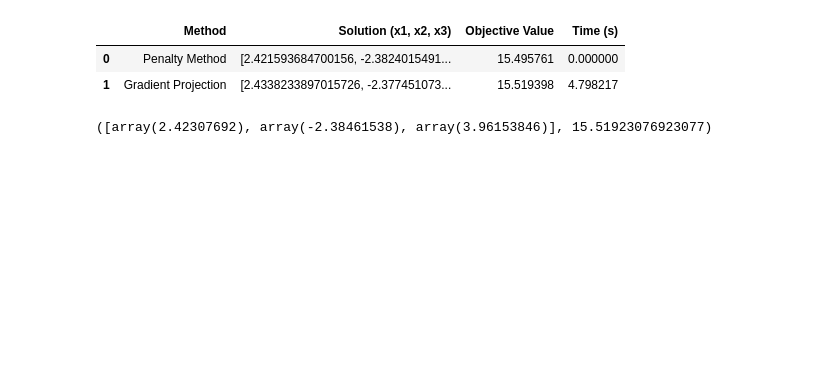
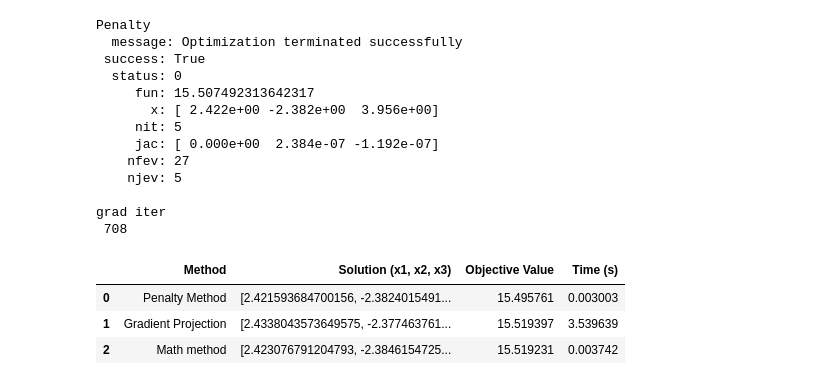
Before and after one commit to WhyNotKo/optimization, a Jupyter notebook: lab4.ipynb, the cells around one changed output. Cells and saved outputs as stored; diff of their text form; code cells hidden in the pictures; blank space fills up the shorter version.

```diff
--- a/lab4.ipynb
+++ b/lab4.ipynb
@@ -1,14 +57,4 @@
 # %%
-import numpy as np
-from scipy.optimize import minimize
-import time
-import pandas as pd
-
-# Objective function
-def objective(x):
-    x1, x2, x3 = x
-    return x1**2 + x2**2 + x3
-
 # Penalty method
 def penalty(x, lambdas):
     x1, x2, x3 = x
@@ -22,7 +68,9 @@ def penalty_objective(x, lambdas):
 def solve_penalty(x0, lambdas):
     start_time = time.time()
     result = minimize(penalty_objective, x0, args=(lambdas,), method='SLSQP')
+    print("Penalty\n",result)
     end_time = time.time()
+    # return 0, 0, 0
     return result.x, objective(result.x), end_time - start_time
 
 # Gradient projection method
@@ -40,40 +88,56 @@ def projection(x):
     result = minimize(lambda y: np.linalg.norm(y - x), x, constraints=cons)
     return result.x
 
-def gradient_projection(x0, alpha=0.01, tol=1e-6, max_iter=1000):
+def gradient_projection(x0, alpha=0.01, tol=1e-4, max_iter=100000):
     x = np.array(x0)
     start_time = time.time()
     for _ in range(max_iter):
         grad = grad_objective(x)
         x_new = x - alpha * grad
         x_proj = projection(x_new)
+        # print(_)
         if np.linalg.norm(x_proj - x) < tol:
+            print("\ngrad iter\n",_)
             break
         x = x_proj
     end_time = time.time()
     return x, objective(x), end_time - start_time
 
 # Initial guess
 x0 = [0, 0, 0]
 
 # Solve using each method
 lambdas = [100, 100]
 
 penalty_solution, penalty_objective_value, penalty_time = solve_penalty(x0, lambdas)
 gradient_solution, gradient_objective_value, gradient_time = gradient_projection(x0)
 
 # Create a comparison table
 data = {
-    "Method": ["Penalty Method", "Gradient Projection"],
-    "Solution (x1, x2, x3)": [penalty_solution, gradient_solution],
-    "Objective Value": [penalty_objective_value, gradient_objective_value],
-    "Time (s)": [penalty_time, gradient_time]
+    "Method": ["Penalty Method", "Gradient Projection", "Math method"],
+    "Solution (x1, x2, x3)": [penalty_solution, gradient_solution, optimal_solution],
+    "Objective Value": [penalty_objective_value, gradient_objective_value, objective_value],
+    "Time (s)": [penalty_time, gradient_time, obj_time]
 }
 
 df = pd.DataFrame(data)
 
 df
 # %% [output]
+Penalty
+  message: Optimization terminated successfully
+ success: True
+  status: 0
+     fun: 15.507492313642317
+       x: [ 2.422e+00 -2.382e+00  3.956e+00]
+     nit: 5
+     jac: [ 0.000e+00  2.384e-07 -1.192e-07]
+    nfev: 27
+    njev: 5
+
+grad iter
+ 708
 |  | Method | Solution (x1, x2, x3) | Objective Value | Time (s) |
-| 0 | Penalty Method | [2.421593684700156, -2.3824015491... | 15.495761 | 0.000000 |
-| 1 | Gradient Projection | [2.4338233897015726, -2.377451073... | 15.519398 | 4.798217 |
+| 0 | Penalty Method | [2.421593684700156, -2.3824015491... | 15.495761 | 0.003003 |
+| 1 | Gradient Projection | [2.4338043573649575, -2.377463761... | 15.519397 | 3.539639 |
+| 2 | Math method | [2.423076791204793, -2.3846154725... | 15.519231 | 0.003742 |
@@ -82,27 +143,0 @@ import cvxpy as cp
-# %%
-# Определяем переменные
-x1 = cp.Variable()
-x2 = cp.Variable()
-x3 = cp.Variable()
-
-# Определяем целевую функцию
-objective = cp.Minimize(x1**2 + x2**2 + x3)
-
-# Определяем ограничения
-constraints = [
-    x1 + x2 + x3 == 4,
-    2*x1 - 3*x2 == 12
-]
-
-# Определяем проблему
-problem = cp.Problem(objective, constraints)
-
-# Решаем проблему
-result = problem.solve()
-
-# Выводим результаты
-optimal_solution = [x1.value, x2.value, x3.value]
-objective_value = objective.value
-optimal_solution, objective_value
-# %% [output]
-([array(2.42307692), array(-2.38461538), array(3.96153846)], 15.51923076923077)
```
Also changed, not shown: parts of 6 cells of this notebook.
